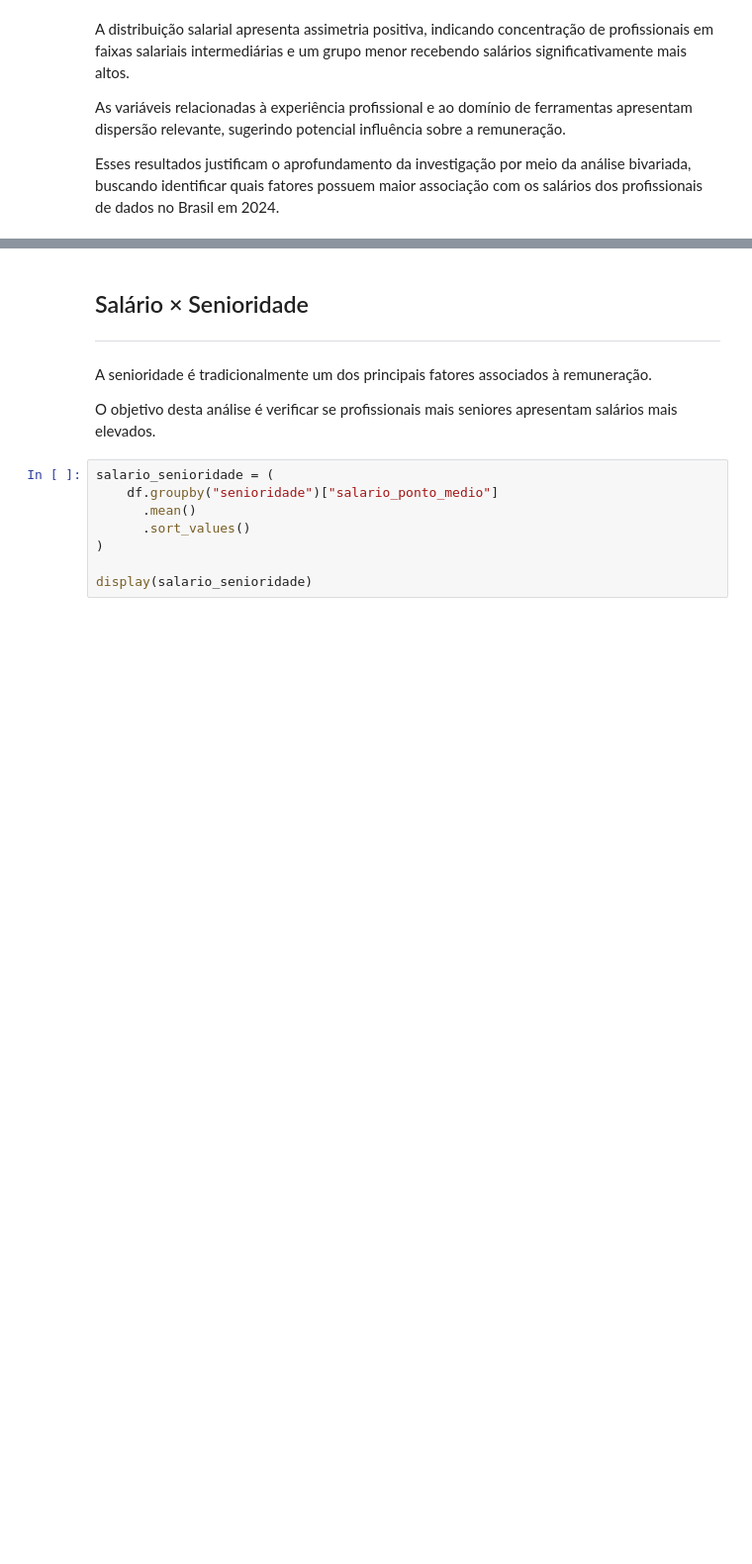
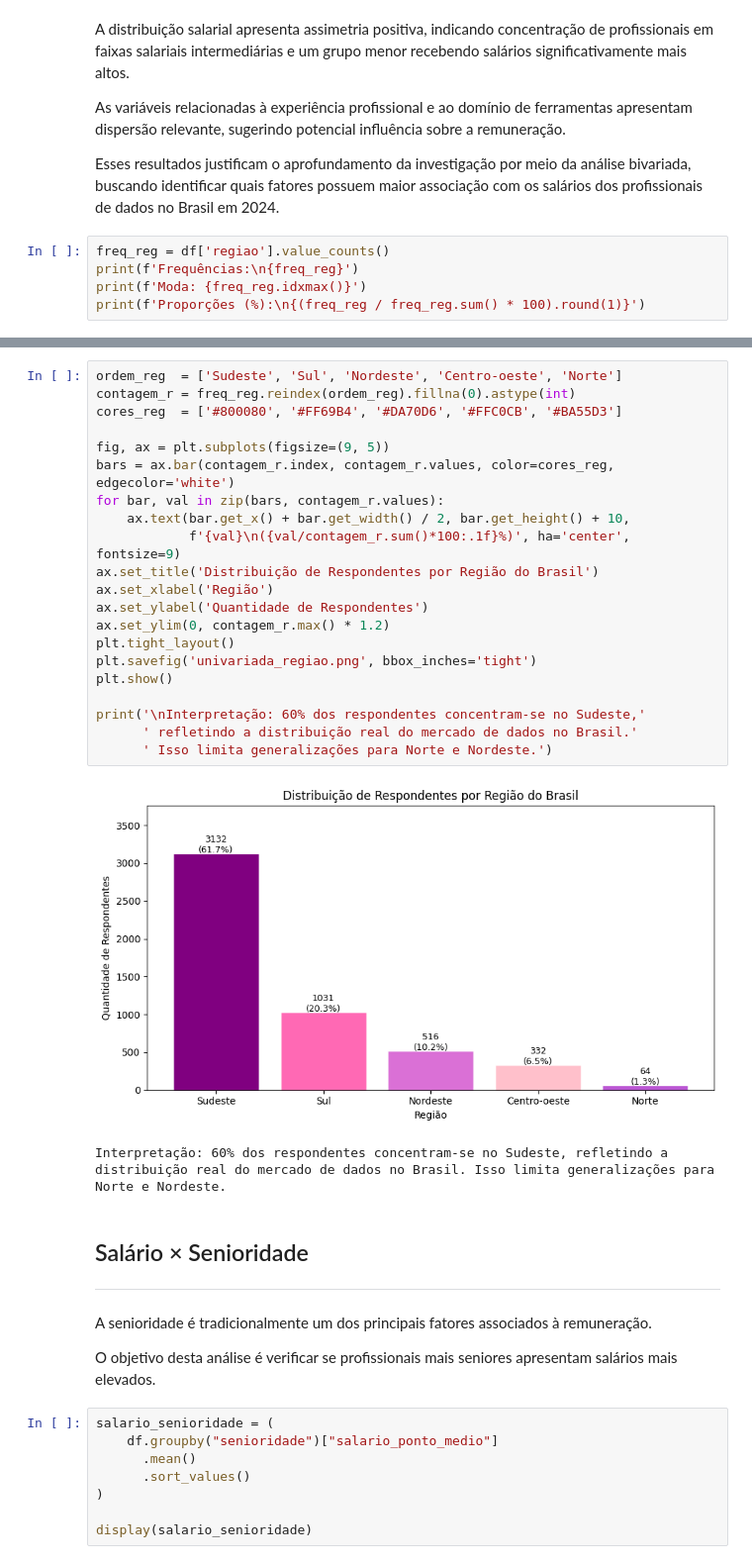
Before and after one commit to VithGab/DataHacks_State-of-Data-Brasil-2024, a Jupyter notebook: Untitled8.ipynb, the cells around one changed output, grey strips where cells are left out. Shown at 99% size. Saved outputs shown, nothing was run; the diff lists cells and outputs as text; blank space fills up the shorter version.

```diff
--- a/Untitled8.ipynb
+++ b/Untitled8.ipynb
@@ -675,3 +670,8 @@ A distribuição salarial apresenta assimetria positiva, indicando concentraçã
 As variáveis relacionadas à experiência profissional e ao domínio de ferramentas apresentam dispersão relevante, sugerindo potencial influência sobre a remuneração.
 
 Esses resultados justificam o aprofundamento da investigação por meio da análise bivariada, buscando identificar quais fatores possuem maior associação com os salários dos profissionais de dados no Brasil em 2024.
+# %%
+freq_reg = df['regiao'].value_counts()
+print(f'Frequências:\n{freq_reg}')
+print(f'Moda: {freq_reg.idxmax()}')
+print(f'Proporções (%):\n{(freq_reg / freq_reg.sum() * 100).round(1)}')
@@ -678,3 +696,27 @@ Esses resultados justificam o aprofundamento da investigação por meio da anál
+# %%
+ordem_reg  = ['Sudeste', 'Sul', 'Nordeste', 'Centro-oeste', 'Norte']
+contagem_r = freq_reg.reindex(ordem_reg).fillna(0).astype(int)
+cores_reg  = ['#800080', '#FF69B4', '#DA70D6', '#FFC0CB', '#BA55D3']
+
+fig, ax = plt.subplots(figsize=(9, 5))
+bars = ax.bar(contagem_r.index, contagem_r.values, color=cores_reg, edgecolor='white')
+for bar, val in zip(bars, contagem_r.values):
+    ax.text(bar.get_x() + bar.get_width() / 2, bar.get_height() + 10,
+            f'{val}\n({val/contagem_r.sum()*100:.1f}%)', ha='center', fontsize=9)
+ax.set_title('Distribuição de Respondentes por Região do Brasil')
+ax.set_xlabel('Região')
+ax.set_ylabel('Quantidade de Respondentes')
+ax.set_ylim(0, contagem_r.max() * 1.2)
+plt.tight_layout()
+plt.savefig('univariada_regiao.png', bbox_inches='tight')
+plt.show()
+
+print('\nInterpretação: 60% dos respondentes concentram-se no Sudeste,'
+      ' refletindo a distribuição real do mercado de dados no Brasil.'
+      ' Isso limita generalizações para Norte e Nordeste.')
+# %% [output]
+[figure, added]
+Interpretação: 60% dos respondentes concentram-se no Sudeste, refletindo a distribuição real do mercado de dados no Brasil. Isso limita generalizações para Norte e Nordeste.
 # %% [markdown]
 ## Salário × Senioridade
 
```
Also changed, not shown: parts of 9 cells of this notebook.
